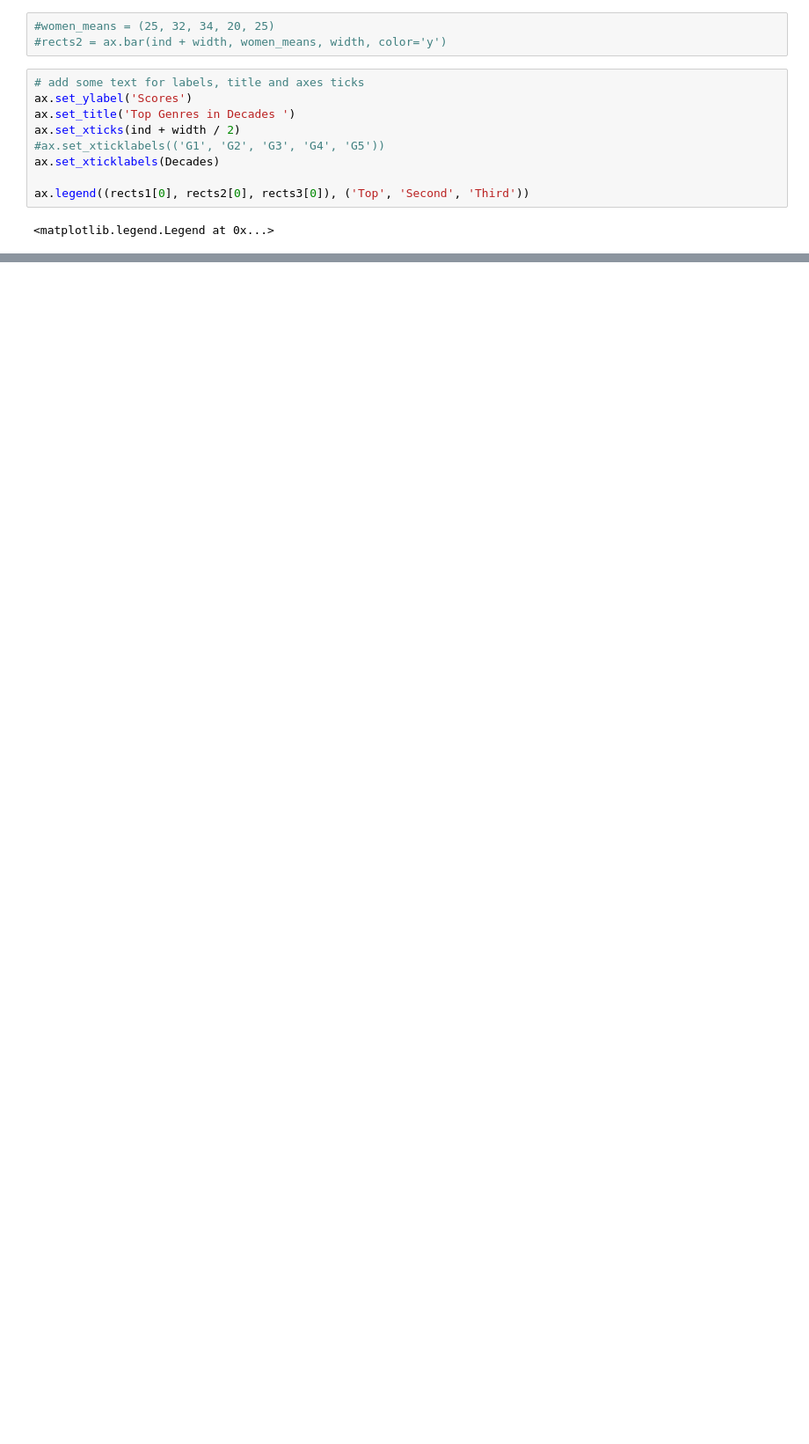
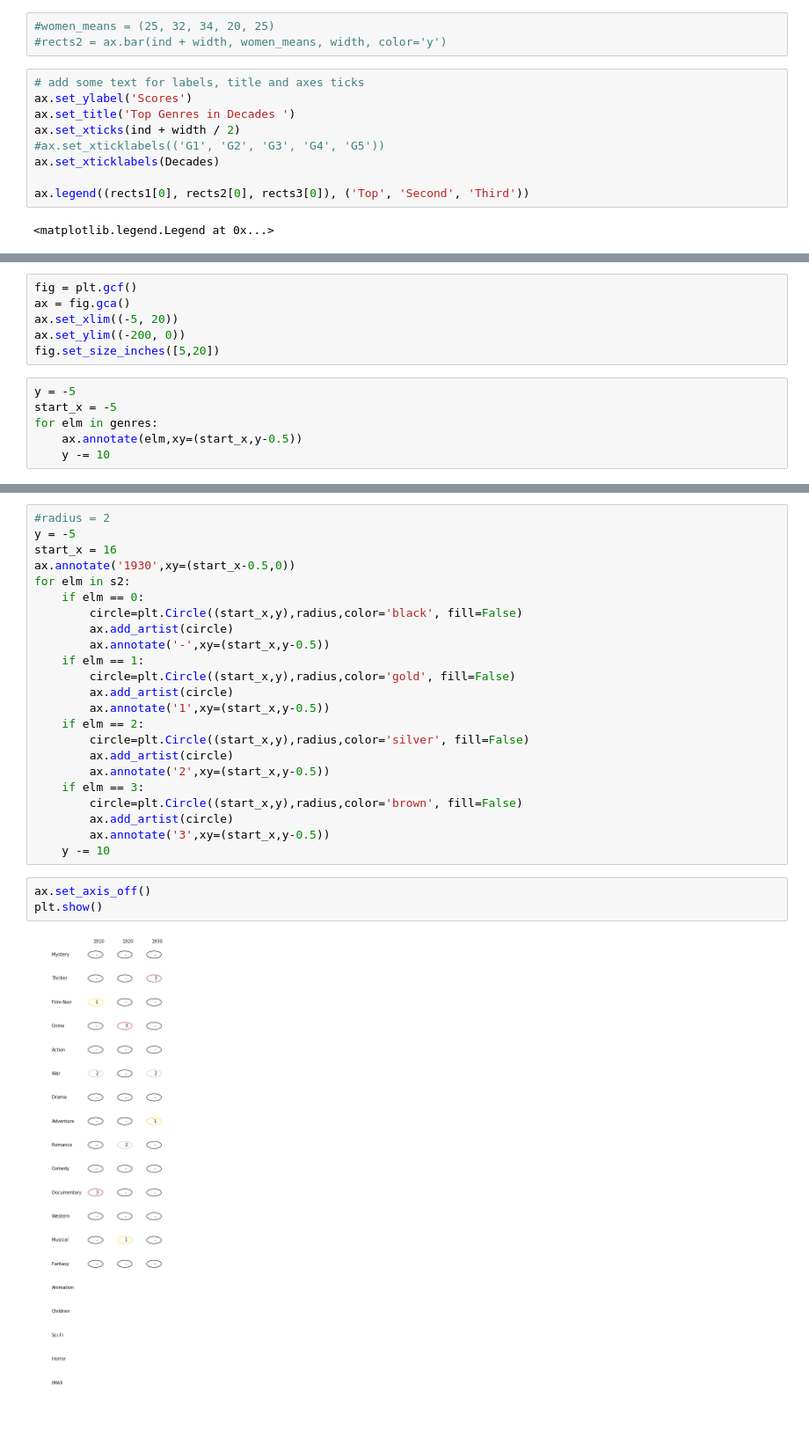
Before and after one commit to girish-joshi/MITxAnalyticsEdge, a Jupyter notebook: Plotting.ipynb, the cells around one changed output, grey strips where cells are left out. Shown at 88% size. Drawn from its saved outputs; the diff is of its cells as text; blank space fills up the shorter version.

```diff
--- a/Plotting.ipynb
+++ b/Plotting.ipynb
@@ -57,0 +172,12 @@ plt.show()
+# %%
+fig = plt.gcf()
+ax = fig.gca()
+ax.set_xlim((-5, 20))
+ax.set_ylim((-200, 0))
+fig.set_size_inches([5,20])
+# %%
+y = -5
+start_x = -5
+for elm in genres:
+    ax.annotate(elm,xy=(start_x,y-0.5))
+    y -= 10
@@ -57,0 +230,28 @@ plt.show()
+# %%
+#radius = 2
+y = -5
+start_x = 16
+ax.annotate('1930',xy=(start_x-0.5,0))
+for elm in s2:
+    if elm == 0:
+        circle=plt.Circle((start_x,y),radius,color='black', fill=False)
+        ax.add_artist(circle)
+        ax.annotate('-',xy=(start_x,y-0.5))
+    if elm == 1:
+        circle=plt.Circle((start_x,y),radius,color='gold', fill=False)
+        ax.add_artist(circle)
+        ax.annotate('1',xy=(start_x,y-0.5))
+    if elm == 2:
+        circle=plt.Circle((start_x,y),radius,color='silver', fill=False)
+        ax.add_artist(circle)
+        ax.annotate('2',xy=(start_x,y-0.5))
+    if elm == 3:
+        circle=plt.Circle((start_x,y),radius,color='brown', fill=False)
+        ax.add_artist(circle)
+        ax.annotate('3',xy=(start_x,y-0.5))
+    y -= 10
+# %%
+ax.set_axis_off()
+plt.show()
+# %% [output]
+[figure, added]
```
Also changed, not shown: parts of 18 cells of this notebook.
